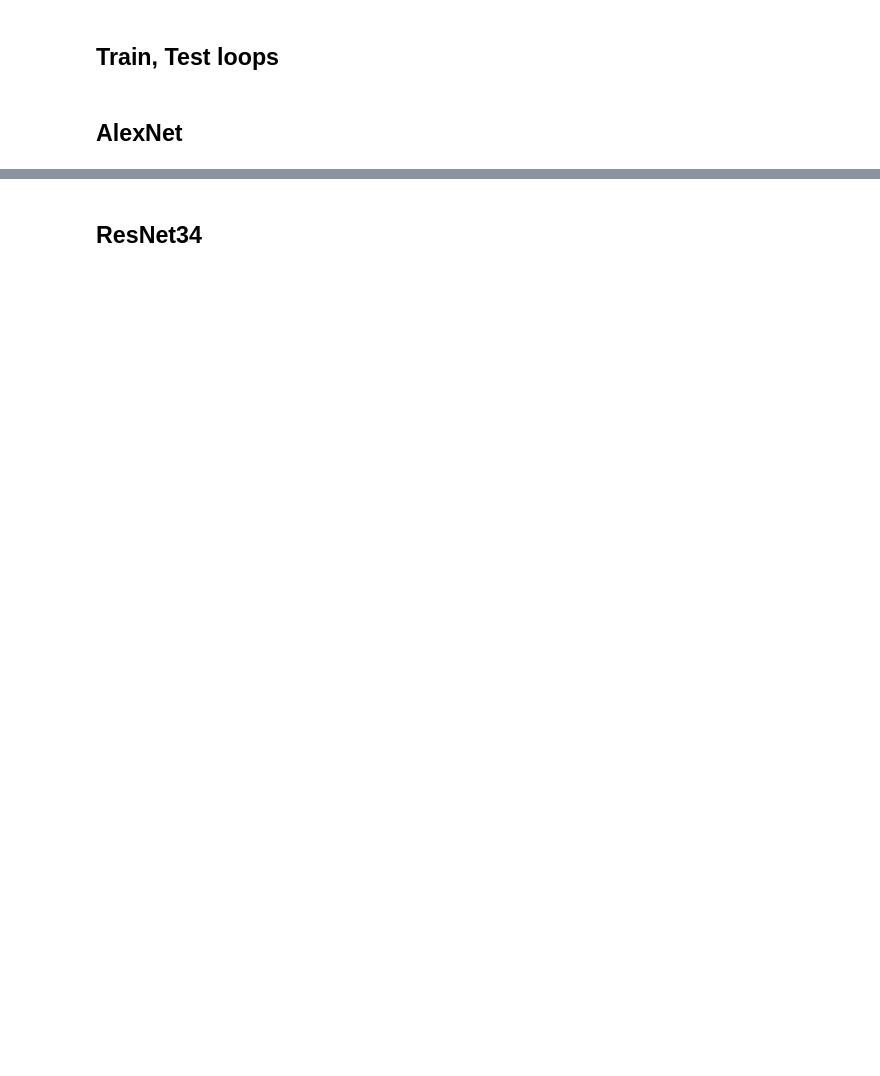
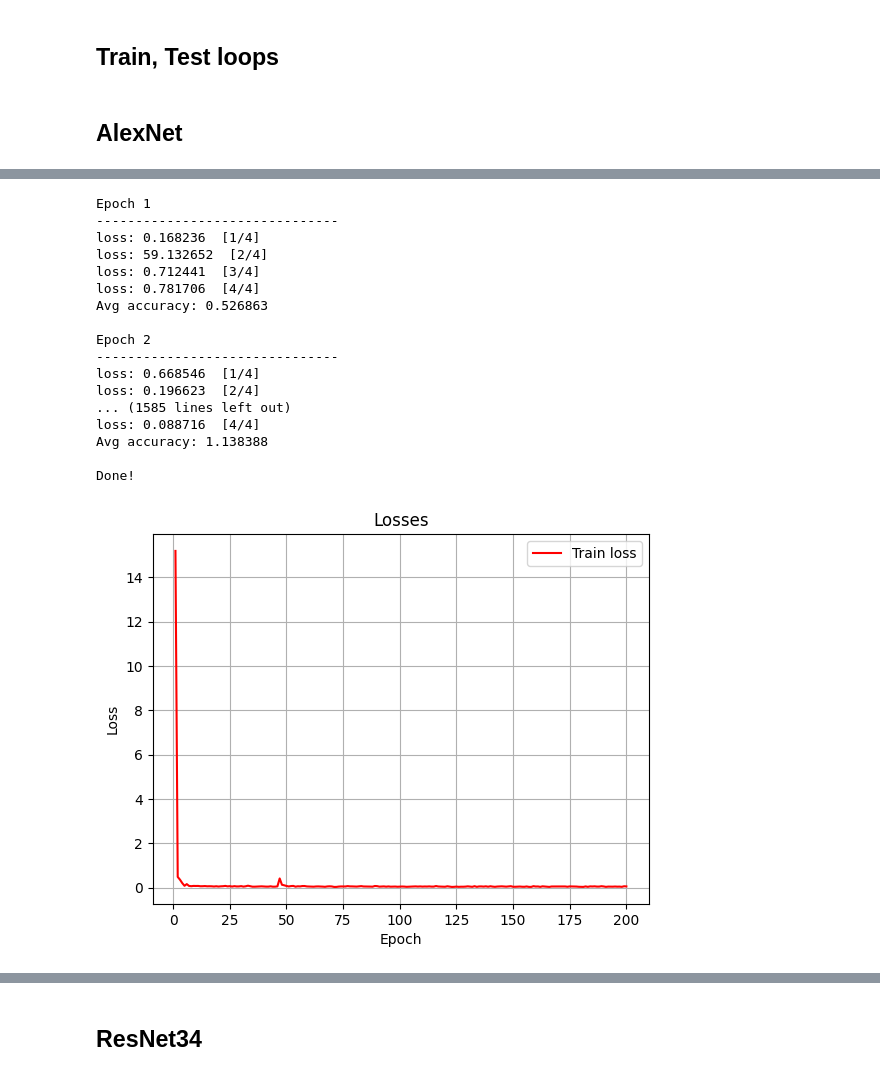
Before and after one commit to zibestr/Competition, a Jupyter notebook: model.ipynb, the cells around one changed output, grey strips where cells are left out. Cells and saved outputs as stored; diff of their text form; code cells hidden in the pictures; blank space fills up the shorter version.

```diff
--- a/model.ipynb
+++ b/model.ipynb
@@ -156,7 +165,8 @@ tensor(-0.3171, device='mps:0') tensor(-0.0662, device='mps:0')
 # %%
-dataloader = torch.utils.data.DataLoader(dataset, batch_size=4, shuffle=True, pin_memory=True)
+train_dataloader = torch.utils.data.DataLoader(train_dataset, batch_size=4, shuffle=True, pin_memory=(device != 'cuda'))
+test_dataloader = torch.utils.data.DataLoader(test_dataset, batch_size=4, shuffle=True, pin_memory=(device != 'cuda'))
 
 # test batches
-for i, (image, x, y) in enumerate(dataloader):
+for i, (image, x, y) in enumerate(train_dataloader):
     print(f"Batch num: {i}, input: {image.shape}, {x.shape}, {y.shape}, devices: {image.device}, {x.device}, {y.device}", end="\n\n")
 # %% [output]
@@ -174,6 +182,6 @@ Batch num: 4, input: torch.Size([4, 3, 440, 440]), torch.Size([4]), torch.Size([
 # %% [markdown]
 ## Loss
 # %%
-loss = nn.L1Loss()
+loss = nn.HuberLoss()
 lr = 1e-3
-epochs = 15
+epochs = 200
@@ -180,3 +190,5 @@ epochs = 15
+# %%
+accuracy = nn.L1Loss()
 # %% [markdown]
 ## Train, Test loops
 # %%
@@ -235,8 +261,2 @@ from networks import AlexNet
 alexnet = AlexNet().to(device)
 optimizer = torch.optim.Adam(alexnet.parameters(), lr=lr)
-# %%
-for epoch in range(epochs):
-    print(f"Epoch {epoch + 1}\n-------------------------------")
-    train_loop(dataloader, alexnet, loss, optimizer)
-    test_loop(dataloader, alexnet, loss)
-print("Done!")
@@ -286,0 +263,22 @@ loss: 0.846364  [5/5]
+# %%
+main_loop(train_dataloader, test_dataloader, alexnet, optimizer, loss, accuracy, epochs)
+torch.save(alexnet, 'models/alexnet.pth')
+# %% [output]
+Epoch 1
+-------------------------------
+loss: 0.168236  [1/4]
+loss: 59.132652  [2/4]
+loss: 0.712441  [3/4]
+loss: 0.781706  [4/4]
+Avg accuracy: 0.526863
+
+Epoch 2
+-------------------------------
+loss: 0.668546  [1/4]
+loss: 0.196623  [2/4]
+... (1585 lines left out)
+loss: 0.088716  [4/4]
+Avg accuracy: 1.138388
+
+Done!
+[figure, added]
```
Also changed, not shown: parts of 22 cells of this notebook, 5 other files.
